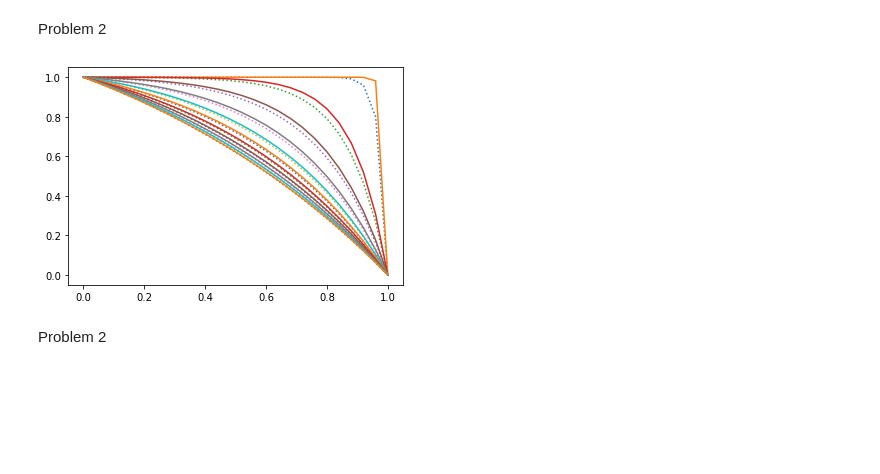
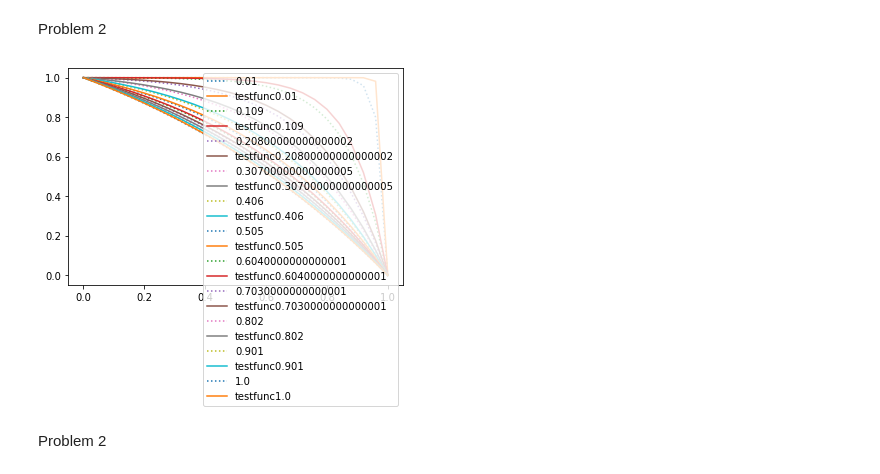
Before and after one commit to kslam07/projectD-WI4201, a Jupyter notebook: assignment-D.ipynb, the cells around one changed output. Drawn from its saved outputs; the diff is of its cells as text; code cells hidden in the pictures; blank space fills up the shorter version.

```diff
--- a/assignment-D.ipynb
+++ b/assignment-D.ipynb
@@ -58,15 +58,15 @@ Problem 2
 # %%
 N=25
 #%matplotlib notebook
 eps = np.linspace(1e-2,1,11)
 for e in eps:
     plt.plot(np.linspace(0,1,N+1),system_solver(N,e)[0],label=str(e),ls='dotted')
     plt.plot(np.linspace(0,1,N+1),testfunc(N,e),label='testfunc'+str(e))
 #    plt.plot(np.linspace(0,1,N+2),(testfunc(N+2,e)-system_solver(N,e)[0])/testfunc(N+2,e),label=str(e))
-#plt.legend()
-plt.show()
+plt.legend()
+plt.show()ef
 # %% [output]
-[figure, old version]
+[figure, new version]
 # %% [markdown]
 Problem 2
 # %%
```
Also changed, not shown: parts of 3 cells of this notebook, 2 other files.
